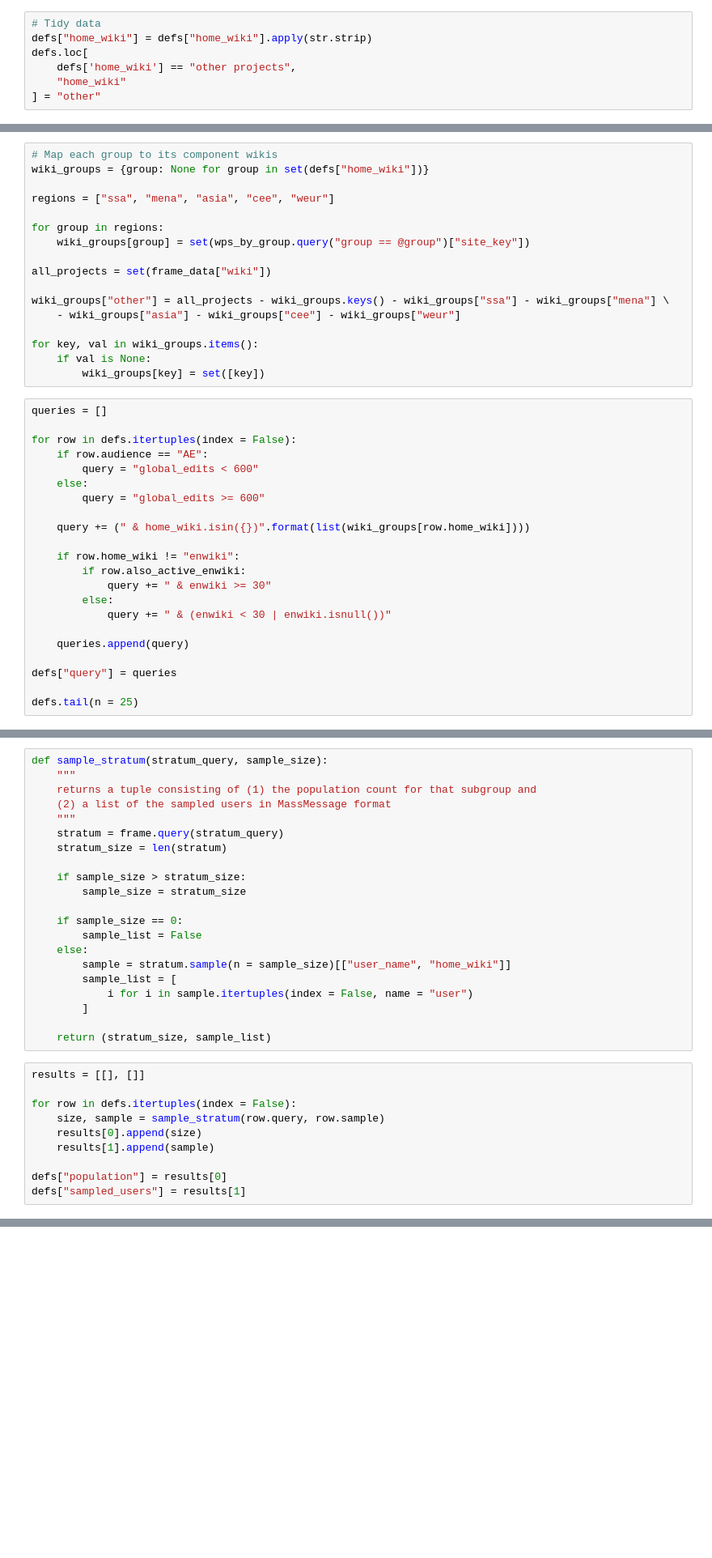
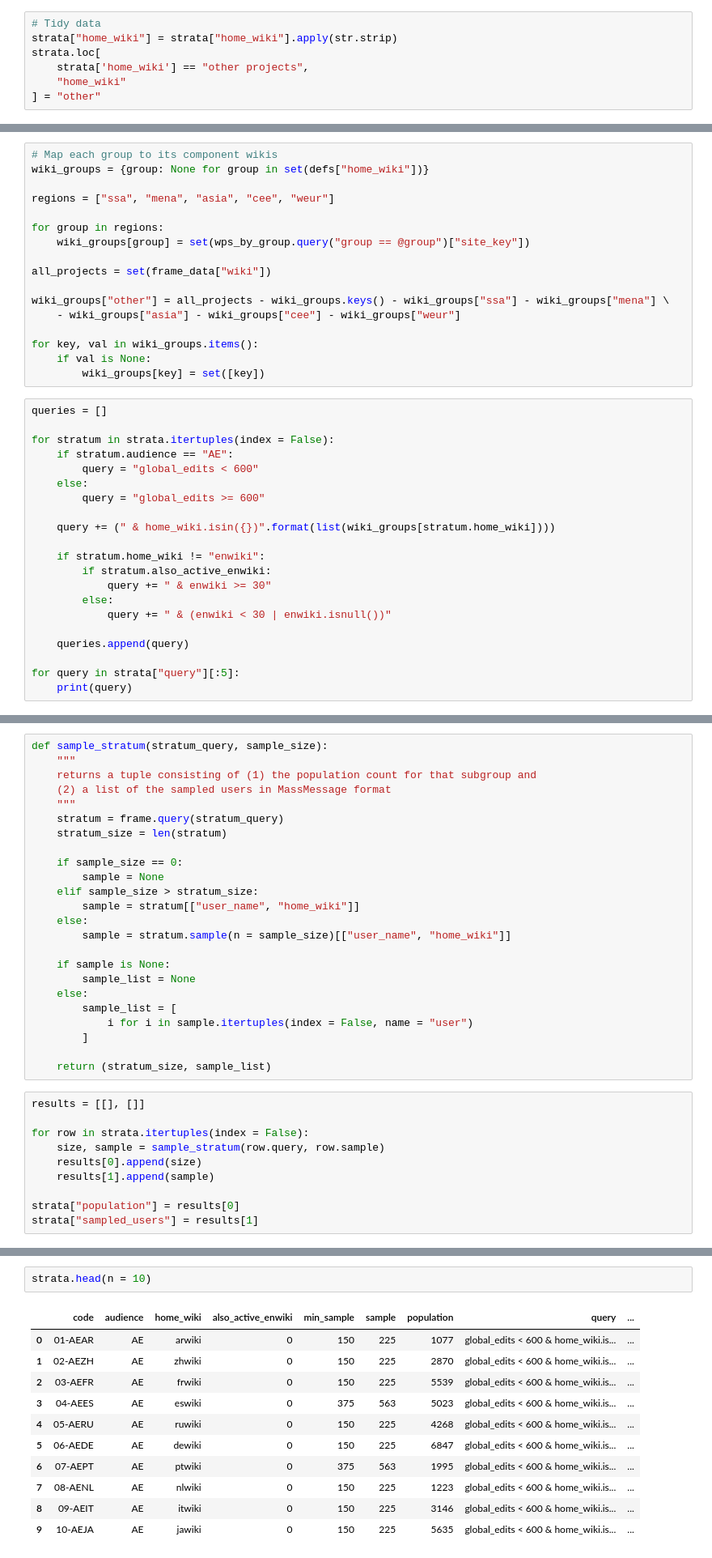
Before and after one commit to wikimedia-research/Community-Insights-sampling, a Jupyter notebook: sampling.ipynb, the cells around one changed output, grey strips where cells are left out. Shown at 81% size. Drawn from its saved outputs; the diff is of its cells as text; blank space fills up the shorter version.

Commit message:
Finish posting code, tweak some variable names

```diff
--- a/sampling.ipynb
+++ b/sampling.ipynb
@@ -60,9 +60,9 @@ defs.head()
 | 4 | 05-AERU | AE | ruwiki | 0 | 150 | 225 | NaN |
 # %%
 # Tidy data
-defs["home_wiki"] = defs["home_wiki"].apply(str.strip)
-defs.loc[
-    defs['home_wiki'] == "other projects",
+strata["home_wiki"] = strata["home_wiki"].apply(str.strip)
+strata.loc[
+    strata['home_wiki'] == "other projects",
     "home_wiki"
 ] = "other"
 # %%
@@ -98,23 +98,22 @@ for key, val in wiki_groups.items():
 # %%
 queries = []
 
-for row in defs.itertuples(index = False):
-    if row.audience == "AE":
+for stratum in strata.itertuples(index = False):
+    if stratum.audience == "AE":
         query = "global_edits < 600"
     else:
         query = "global_edits >= 600"
 
-    query += (" & home_wiki.isin({})".format(list(wiki_groups[row.home_wiki])))
+    query += (" & home_wiki.isin({})".format(list(wiki_groups[stratum.home_wiki])))
 
-    if row.home_wiki != "enwiki":
-        if row.also_active_enwiki:
+    if stratum.home_wiki != "enwiki":
+        if stratum.also_active_enwiki:
             query += " & enwiki >= 30"
         else:
             query += " & (enwiki < 30 | enwiki.isnull())"
 
     queries.append(query)
 
-defs["query"] = queries
-
-defs.tail(n = 25)
+for query in strata["query"][:5]:
+    print(query)
 # %% [output]
@@ -144,13 +131,16 @@ def sample_stratum(stratum_query, sample_size):
     stratum = frame.query(stratum_query)
     stratum_size = len(stratum)
 
-    if sample_size > stratum_size:
-        sample_size = stratum_size
-
     if sample_size == 0:
-        sample_list = False
+        sample = None
+    elif sample_size > stratum_size:
+        sample = stratum[["user_name", "home_wiki"]]
     else:
         sample = stratum.sample(n = sample_size)[["user_name", "home_wiki"]]
+
+    if sample is None:
+        sample_list = None
+    else:
         sample_list = [
             i for i in sample.itertuples(index = False, name = "user")
         ]
@@ -159,10 +149,10 @@ def sample_stratum(stratum_query, sample_size):
 # %%
 results = [[], []]
 
-for row in defs.itertuples(index = False):
+for row in strata.itertuples(index = False):
     size, sample = sample_stratum(row.query, row.sample)
     results[0].append(size)
     results[1].append(sample)
 
-defs["population"] = results[0]
-defs["sampled_users"] = results[1]
+strata["population"] = results[0]
+strata["sampled_users"] = results[1]
@@ -190 +159,15 @@ defs
+# %%
+strata.head(n = 10)
+# %% [output]
+|  | code | audience | home_wiki | also_active_enwiki | min_sample | sample | population | query | ... |
+| 0 | 01-AEAR | AE | arwiki | 0 | 150 | 225 | 1077 | global_edits < 600 & home_wiki.is... | ... |
+| 1 | 02-AEZH | AE | zhwiki | 0 | 150 | 225 | 2870 | global_edits < 600 & home_wiki.is... | ... |
+| 2 | 03-AEFR | AE | frwiki | 0 | 150 | 225 | 5539 | global_edits < 600 & home_wiki.is... | ... |
+| 3 | 04-AEES | AE | eswiki | 0 | 375 | 563 | 5023 | global_edits < 600 & home_wiki.is... | ... |
+| 4 | 05-AERU | AE | ruwiki | 0 | 150 | 225 | 4268 | global_edits < 600 & home_wiki.is... | ... |
+| 5 | 06-AEDE | AE | dewiki | 0 | 150 | 225 | 6847 | global_edits < 600 & home_wiki.is... | ... |
+| 6 | 07-AEPT | AE | ptwiki | 0 | 375 | 563 | 1995 | global_edits < 600 & home_wiki.is... | ... |
+| 7 | 08-AENL | AE | nlwiki | 0 | 150 | 225 | 1223 | global_edits < 600 & home_wiki.is... | ... |
+| 8 | 09-AEIT | AE | itwiki | 0 | 150 | 225 | 3146 | global_edits < 600 & home_wiki.is... | ... |
+| 9 | 10-AEJA | AE | jawiki | 0 | 150 | 225 | 5635 | global_edits < 600 & home_wiki.is... | ... |
 # %% [markdown]
```
Also changed, not shown: parts of 7 cells of this notebook.
